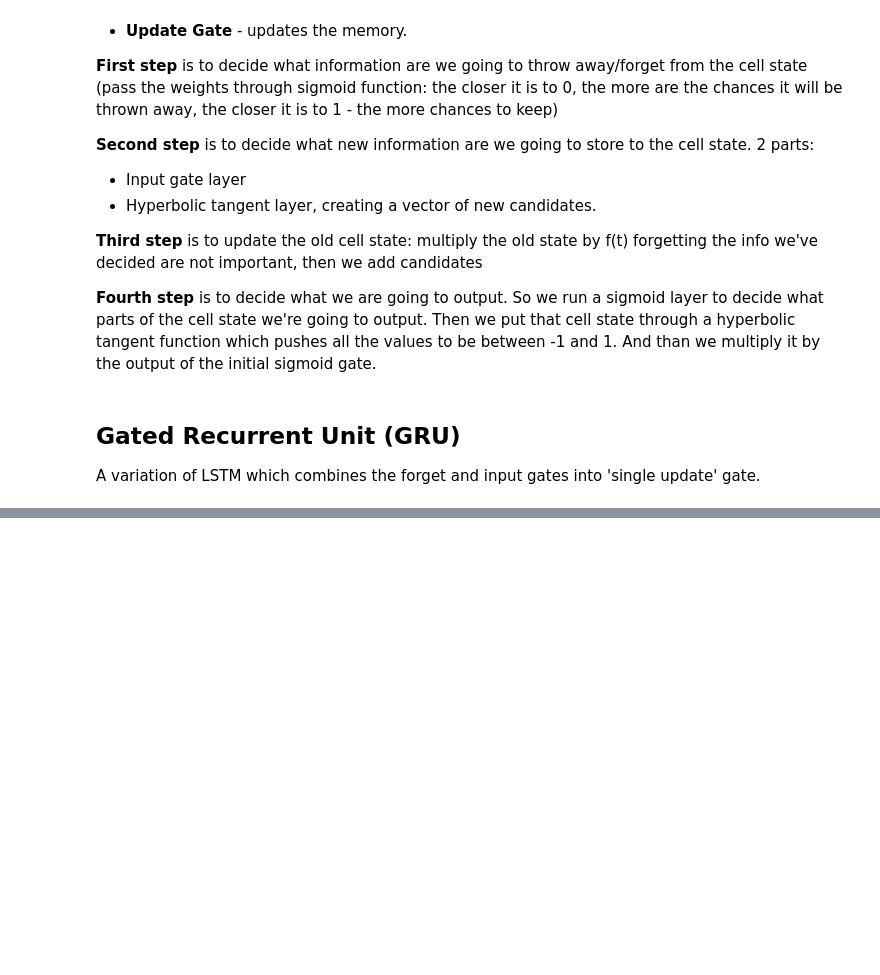
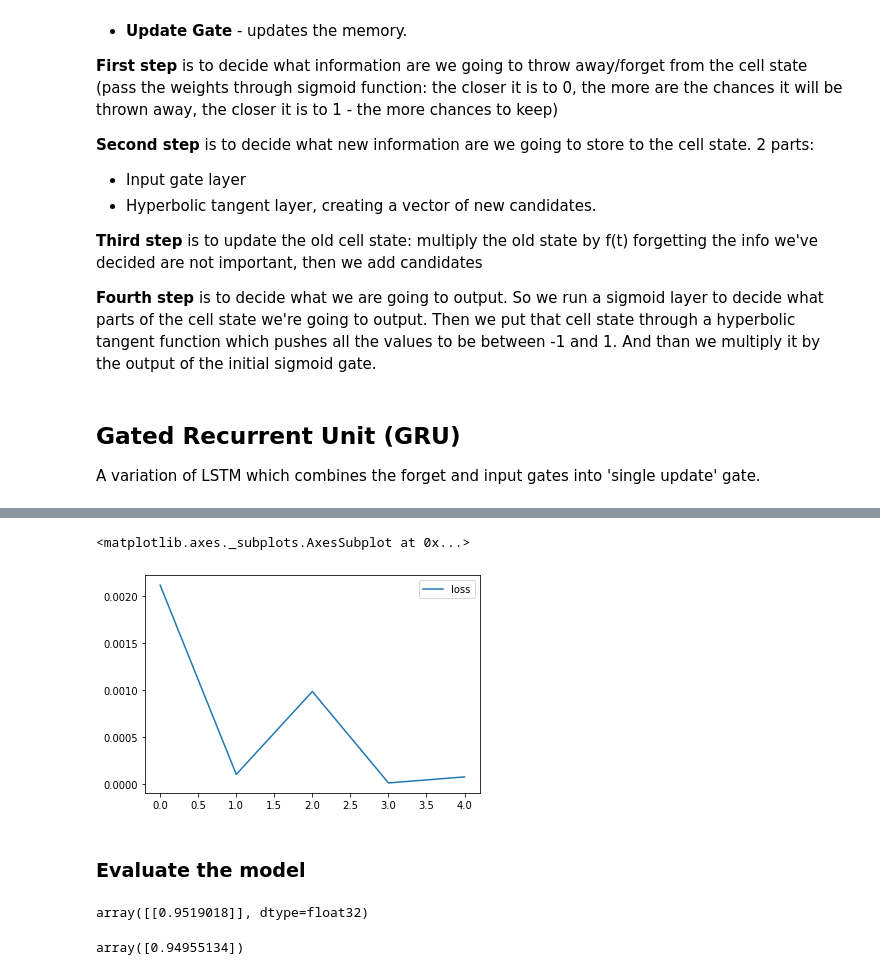
Before and after one commit to Dimisz/tensorflow_lectures, a Jupyter notebook: RNN_lecture.ipynb, the cells around one changed output, grey strips where cells are left out. Cells and saved outputs as stored; diff of their text form; code cells hidden in the pictures; blank space fills up the shorter version.

```diff
--- a/RNN_lecture.ipynb
+++ b/RNN_lecture.ipynb
@@ -77,0 +183,6 @@ A variation of LSTM which combines the forget and input gates into 'single updat
+# %%
+model = Sequential()
+model.add(SimpleRNN(units=50, #equal to length of the batch
+                    input_shape=(length, n_features)))
+model.add(Dense(1))
+model.compile(optimizer="adam", loss="mse")
@@ -77,0 +204,2 @@ A variation of LSTM which combines the forget and input gates into 'single updat
+# %%
+model.fit_generator(generator, epochs=5)
@@ -77,0 +218,9 @@ A variation of LSTM which combines the forget and input gates into 'single updat
+# %%
+losses = pd.DataFrame(model.history.history)
+# %%
+losses.plot()
+# %% [output]
+<matplotlib.axes._subplots.AxesSubplot at 0x...>
+[figure, added]
+# %% [markdown]
+### Evaluate the model
@@ -77,0 +231,8 @@ A variation of LSTM which combines the forget and input gates into 'single updat
+# %%
+model.predict(first_eval_batch)
+# %% [output]
+array([[0.9519018]], dtype=float32)
+# %%
+scaled_test[0]
+# %% [output]
+array([0.94955134])
```
Also changed, not shown: parts of 68 cells of this notebook.
